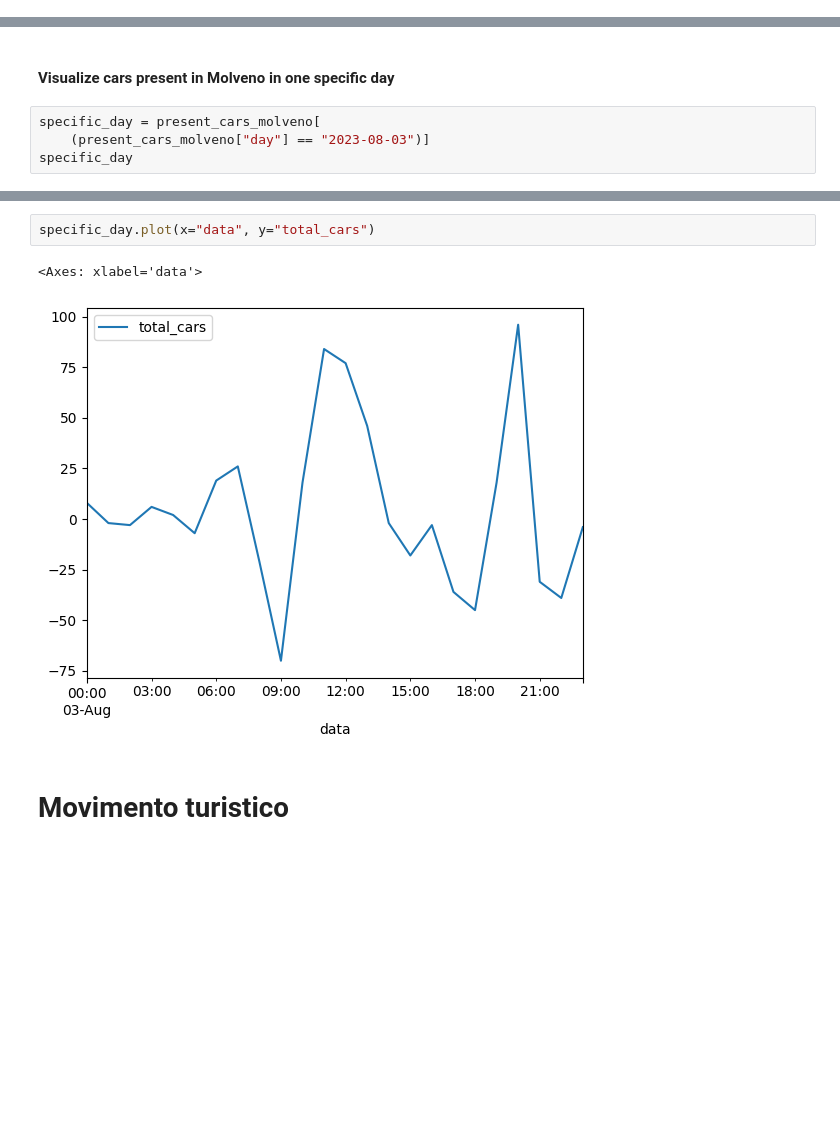
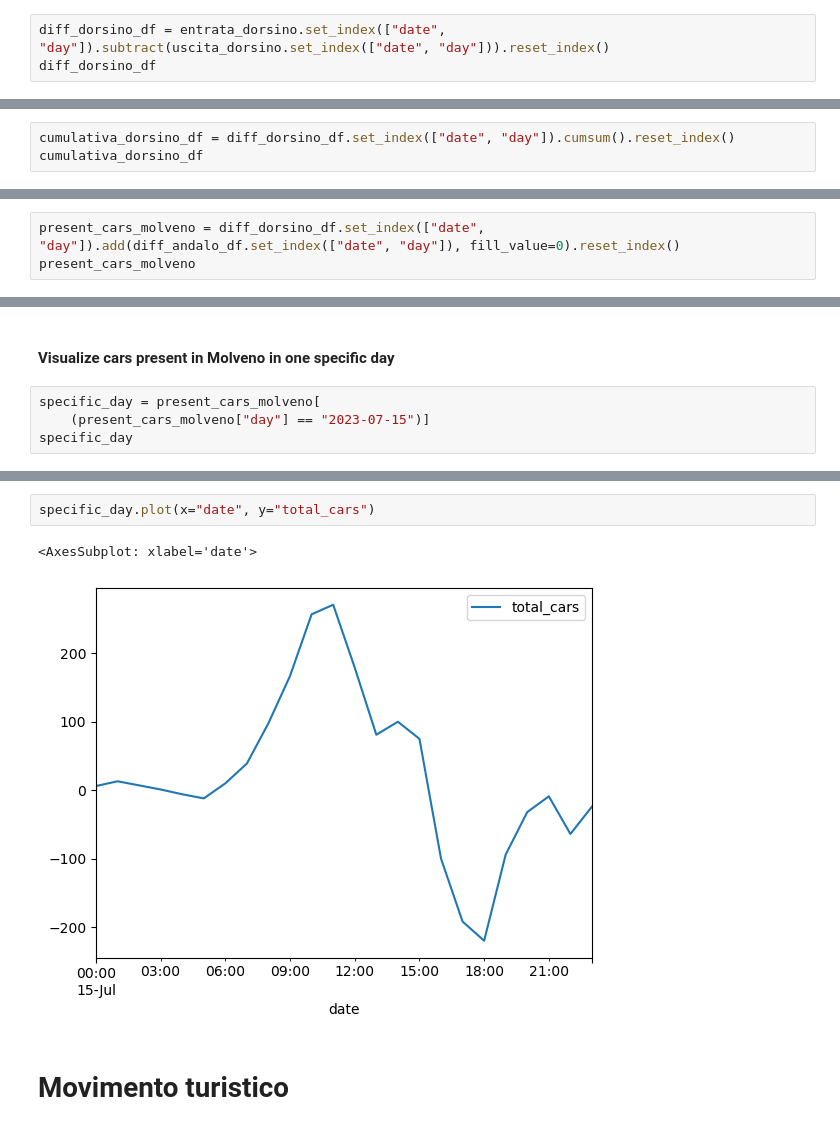
Before and after one commit to tn-aixpa/datiturismo, a Jupyter notebook: experiments/1.overtourism.ipynb, the cells around one changed output, grey strips where cells are left out. Cells and saved outputs as stored; diff of their text form; blank space fills up the shorter version.

```diff
--- a/experiments/1.overtourism.ipynb
+++ b/experiments/1.overtourism.ipynb
@@ -651,0 +645,3 @@ diff_dorsino_df
+# %%
+diff_dorsino_df = entrata_dorsino.set_index(["date", "day"]).subtract(uscita_dorsino.set_index(["date", "day"])).reset_index()
+diff_dorsino_df
@@ -658,0 +671,3 @@ diff_dorsino_df[diff_dorsino_df["day"] == SPECIFIC_DAY][["data", "difference_tot
+# %%
+cumulativa_dorsino_df = diff_dorsino_df.set_index(["date", "day"]).cumsum().reset_index()
+cumulativa_dorsino_df
@@ -707,0 +792,3 @@ See the caveats in the documentation: https://pandas.pydata.org/pandas-docs/stab
+# %%
+present_cars_molveno = diff_dorsino_df.set_index(["date", "day"]).add(diff_andalo_df.set_index(["date", "day"]), fill_value=0).reset_index()
+present_cars_molveno
@@ -709,6 +838,6 @@ See the caveats in the documentation: https://pandas.pydata.org/pandas-docs/stab
 #### Visualize cars present in Molveno in one specific day
 # %%
 specific_day = present_cars_molveno[
-    (present_cars_molveno["day"] == "2023-08-03")]
+    (present_cars_molveno["day"] == "2023-07-15")]
 specific_day
 # %% [output]
@@ -732,8 +861,8 @@ specific_day
 # %%
-specific_day.plot(x="data", y="total_cars")
+specific_day.plot(x="date", y="total_cars")
 # %% [output]
-<Axes: xlabel='data'>
+<AxesSubplot: xlabel='date'>
-[figure, old version]
+[figure, new version]
 # %% [markdown]
 # Movimento turistico
 # %%
```
Also changed, not shown: parts of 70 cells of this notebook, 2 other files.
